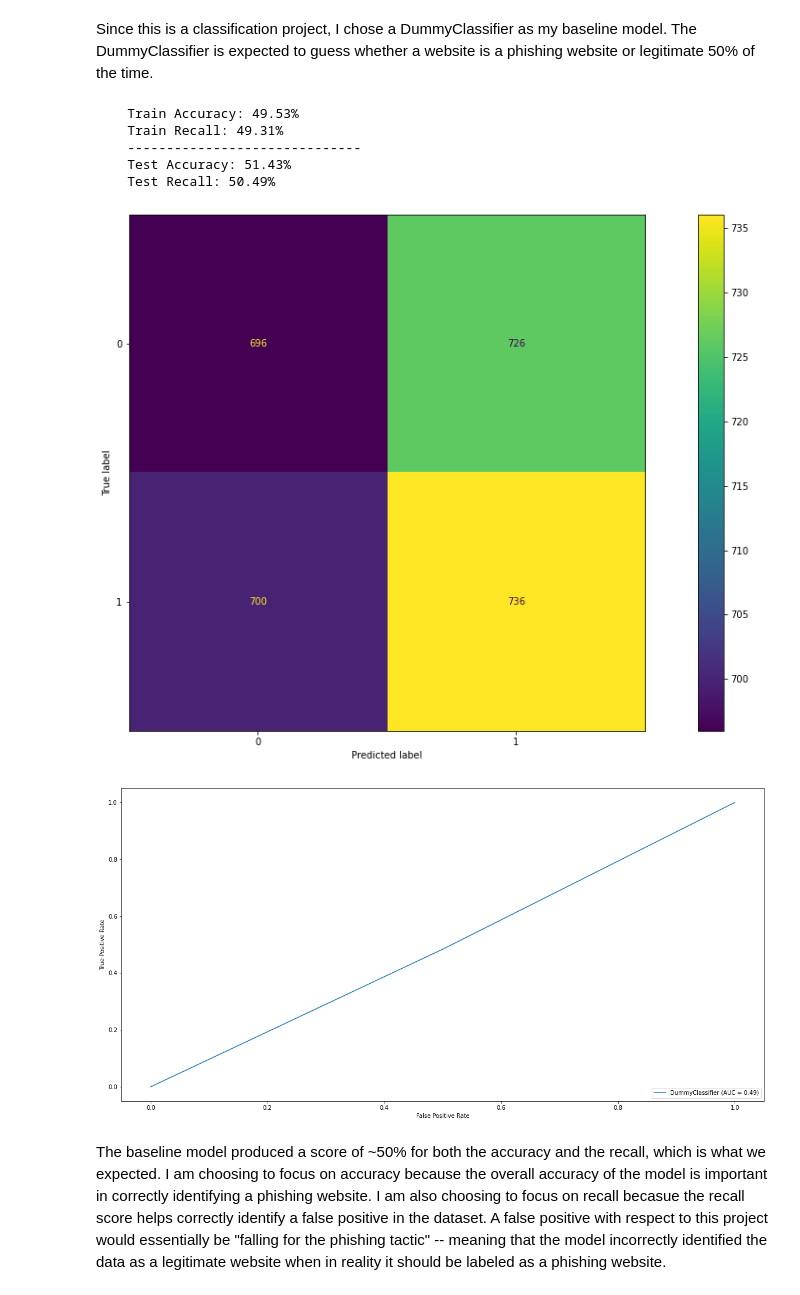
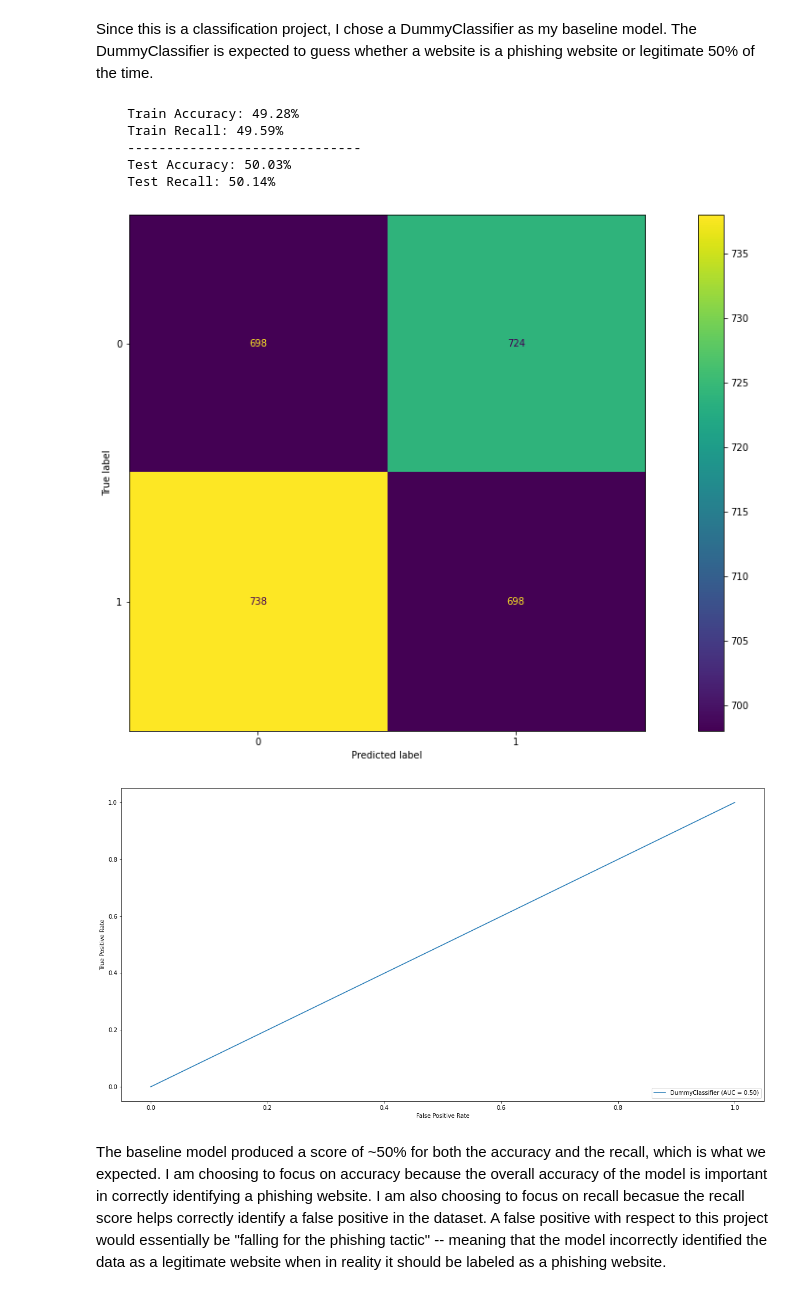
Before and after one commit to petercvuong/Phishing-Detector-Capstone, a Jupyter notebook: Phishing Project Notebook.ipynb, the cells around one changed output. Saved outputs shown, nothing was run; the diff lists cells and outputs as text; code cells hidden in the pictures.

```diff
--- a/Phishing Project Notebook.ipynb
+++ b/Phishing Project Notebook.ipynb
@@ -364,24 +380,24 @@ Since this is a classification project, I chose a DummyClassifier as my baseline
 # %%
 # Creating a new train/test split based on the features isolated from stepwise selection and VIF exploration
 new_X = stepwise_X.drop(columns = ['ratio_intHyperlinks', 'length_words_raw', 'nb_dots', 'nb_slash', 'nb_colon', 'nb_subdomains'])
 new_y = stepwise_y
 
-X_train, X_test, y_train, y_test = train_test_split(new_X, new_y, random_state = 42)
+new_X_train, new_X_test, new_y_train, new_y_test = train_test_split(new_X, new_y, random_state = 42)
 # Dummy Classifier as baseline model
 dummy = DummyClassifier()
-dummy.fit(X_train, y_train)
-y_pred = dummy.predict(X_train)
-y_test_pred = dummy.predict(X_test)
+dummy.fit(new_X_train, new_y_train)
+y_pred = dummy.predict(new_X_train)
+y_test_pred = dummy.predict(new_X_test)
 y_pred_df = pd.DataFrame(y_pred)
-dummy.score(X_test, y_test)
-score_matrix_printer(dummy, X_train, y_train, X_test, y_test);
+dummy.score(new_X_test, new_y_test)
+score_matrix_printer(dummy, new_X_train, new_y_train, new_X_test, new_y_test);
 # %% [output]
-    Train Accuracy: 49.53%
-    Train Recall: 49.31%
+    Train Accuracy: 49.28%
+    Train Recall: 49.59%
     ------------------------------
-    Test Accuracy: 51.43%
-    Test Recall: 50.49%
+    Test Accuracy: 50.03%
+    Test Recall: 50.14%
-[figure, old version]
+[figure, new version]
 [figure]
 # %% [markdown]
 The baseline model produced a score of ~50% for both the accuracy and the recall, which is what we expected. I am choosing to focus on accuracy because the overall accuracy of the model is important in correctly identifying a phishing website. I am also choosing to focus on recall becasue the recall score helps correctly identify a false positive in the dataset. A false positive with respect to this project would essentially be "falling for the phishing tactic" -- meaning that the model incorrectly identified the data as a legitimate website when in reality it should be labeled as a phishing website.
```
Also changed, not shown: parts of 32 cells of this notebook, 14 other files.
